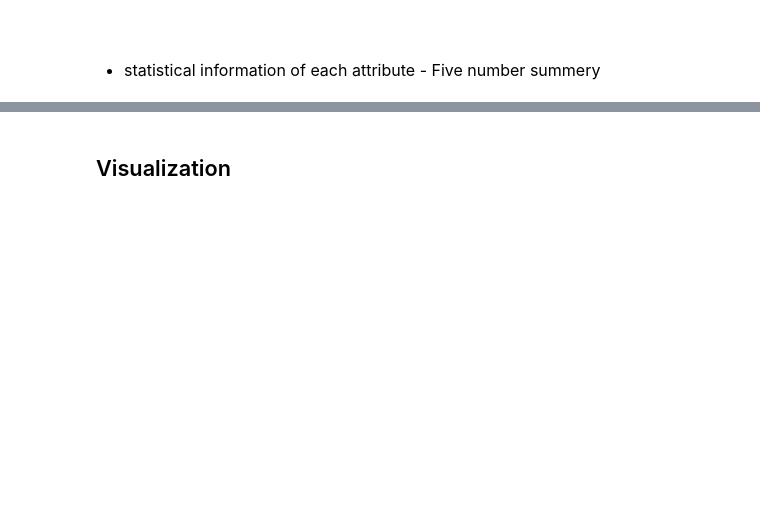
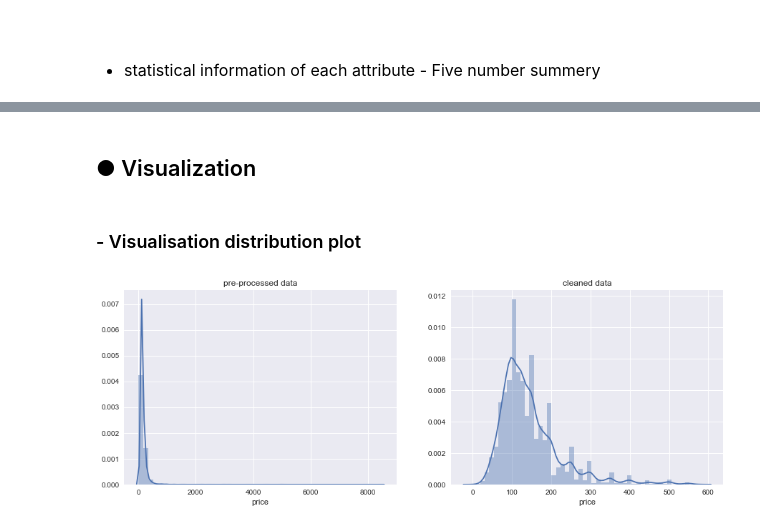
Before and after one commit to jungheeyang/3802ICT-Assignment-1, a Jupyter notebook: 3804ICT_Assignment1.ipynb, the cells around one changed output, grey strips where cells are left out. Cells and saved outputs as stored; diff of their text form; code cells hidden in the pictures; blank space fills up the shorter version.

```diff
--- a/3804ICT_Assignment1.ipynb
+++ b/3804ICT_Assignment1.ipynb
@@ -194,0 +381,2 @@ df.head()
+# %%
+df_mod['security_deposit'].fillna(0, inplace=True)
@@ -194,0 +385,6 @@ df.head()
+# %%
+#Standard weekly price is 7*price
+df_mod['weekly_price'].fillna(df_mod['price']*7, inplace=True)
+
+#Standard monthly price is 30*price
+df_mod['monthly_price'].fillna(df_mod['price']*30, inplace=True)
@@ -194,0 +393,2 @@ df.head()
+# %%
+df_mod = df_mod.loc[df_mod['price'] > 0]
@@ -194,0 +397,3 @@ df.head()
+# %%
+df_mod['z_score'] = np.abs(stats.zscore(df_mod['price']))
+df_mod = df_mod[df_mod.z_score < 3]
@@ -274,2 +524,0 @@ df.count
-# %% [markdown]
-## Visualization
@@ -287,0 +525,15 @@ dfc.to_csv('listings_details_cleaned.csv',index=False)
+# %% [markdown]
+## ● Visualization
+# %% [markdown]
+### - Visualisation distribution plot
+# %%
+f, (ax1, ax2) = plt.subplots(1,2, figsize=(15,5))
+ax1.set_title('pre-processed data')
+sns.distplot(df_snapshot['price'], ax=ax1)
+
+ax2.set_title('cleaned data')
+sns.distplot(df_mod['price'], ax=ax2)
+
+plt.show()
+# %% [output]
+[figure, added]
```
Also changed, not shown: parts of 106 cells of this notebook, 7 other files.
